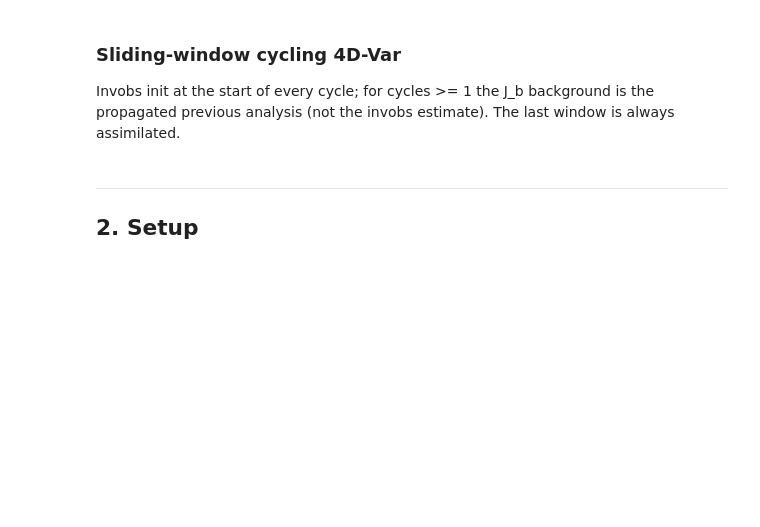
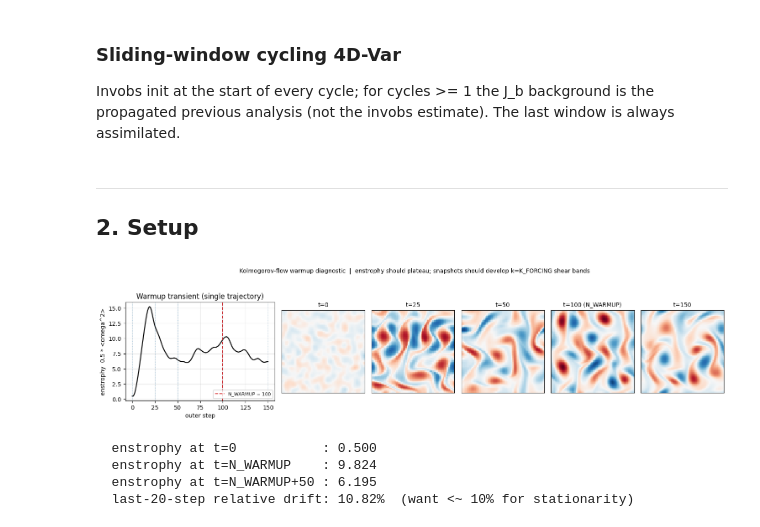
Before and after one commit to ericxu1070/invobs-data-assimilation, a Jupyter notebook: SlidingWindow_Kolmogorov_PyTorch.ipynb, the cells around one changed output. Saved outputs shown, nothing was run; the diff lists cells and outputs as text; code cells hidden in the pictures; blank space fills up the shorter version.

```diff
--- a/SlidingWindow_Kolmogorov_PyTorch.ipynb
+++ b/SlidingWindow_Kolmogorov_PyTorch.ipynb
@@ -411,6 +425,72 @@ INV_N_EPOCHS = 30
 INV_BATCH    = 8
 
 DATA_SEED      = 12345
+# %%
+# ---- Sanity check: visualize the warmup transient ------------------------
+# Run a single trajectory through warmup, tracking enstrophy every outer step.
+# A warmed-up Kolmogorov flow has enstrophy that grows from ~0 (the smooth
+# spectral-filtered cold start) and saturates to a quasi-stationary value.
+# Snapshots should evolve from a smooth filtered field into the characteristic
+# turbulent shear bands at the forcing scale (k=K_FORCING).
+N_WARMUP_CHECK = max(N_WARMUP, 150)
+SNAPSHOT_STEPS = [0, N_WARMUP // 4, N_WARMUP // 2, N_WARMUP, N_WARMUP_CHECK]
+
+omega_cold = KF.random_init(batch_size=1, peak_wavenumber=K_FORCING, seed=0)
+omega = omega_cold.clone()
+
+enstrophy = [float(0.5 * (omega ** 2).mean().cpu())]
+snaps = {0: omega[0].clone()}
+for step in range(1, N_WARMUP_CHECK + 1):
+    omega = KF.step(omega)
+    enstrophy.append(float(0.5 * (omega ** 2).mean().cpu()))
+    if step in SNAPSHOT_STEPS:
+        snaps[step] = omega[0].clone()
+
+fig = plt.figure(figsize=(15, 3.6))
+gs = fig.add_gridspec(1, 1 + len(SNAPSHOT_STEPS),
+                      width_ratios=[1.8] + [1.0] * len(SNAPSHOT_STEPS))
+
+ax_e = fig.add_subplot(gs[0, 0])
+steps = np.arange(len(enstrophy))
+ax_e.plot(steps, enstrophy, color='black', lw=1.6)
+ax_e.axvline(N_WARMUP, color='tab:red', ls='--', lw=1.4,
+             label=f'N_WARMUP = {N_WARMUP}')
+for s in SNAPSHOT_STEPS:
+    ax_e.axvline(s, color='tab:blue', ls=':', lw=0.8, alpha=0.5)
+ax_e.set_xlabel('outer step')
+ax_e.set_ylabel('enstrophy  0.5 * <omega^2>')
+ax_e.set_title('Warmup transient (single trajectory)')
+ax_e.grid(True, alpha=0.3)
+ax_e.legend(fontsize=8, loc='lower right')
+
+vmax = float(max(snaps[s].abs().max() for s in SNAPSHOT_STEPS))
+for i, s in enumerate(SNAPSHOT_STEPS):
+    ax = fig.add_subplot(gs[0, 1 + i])
+    ax.imshow(snaps[s].cpu().numpy(), cmap='RdBu_r',
+              vmin=-vmax, vmax=vmax, origin='lower')
+    tag = ' (N_WARMUP)' if s == N_WARMUP else ''
+    ax.set_title(f't={s}{tag}', fontsize=10)
+    ax.set_xticks([]); ax.set_yticks([])
+
+fig.suptitle('Kolmogorov-flow warmup diagnostic  |  enstrophy should plateau; '
+             'snapshots should develop k=K_FORCING shear bands',
+             y=1.04, fontsize=10)
+plt.tight_layout()
+plt.show()
+
+# Relative drift of enstrophy over the last 20 steps — a rough stationarity proxy.
+tail = enstrophy[-20:]
+drift = (max(tail) - min(tail)) / (sum(tail) / len(tail))
+print(f'  enstrophy at t=0           : {enstrophy[0]:.3f}')
+print(f'  enstrophy at t=N_WARMUP    : {enstrophy[N_WARMUP]:.3f}')
+print(f'  enstrophy at t=N_WARMUP+50 : {enstrophy[-1]:.3f}')
+print(f'  last-20-step relative drift: {drift:.2%}  (want <~ 10% for stationarity)')
+# %% [output]
+[figure, added]
+  enstrophy at t=0           : 0.500
+  enstrophy at t=N_WARMUP    : 9.824
+  enstrophy at t=N_WARMUP+50 : 6.195
+  last-20-step relative drift: 10.82%  (want <~ 10% for stationarity)
 # %%
 # ---- Train one inverter per noise level -----------------------------------
 def build_inverter():
```
Also changed, not shown: parts of 21 cells of this notebook.
